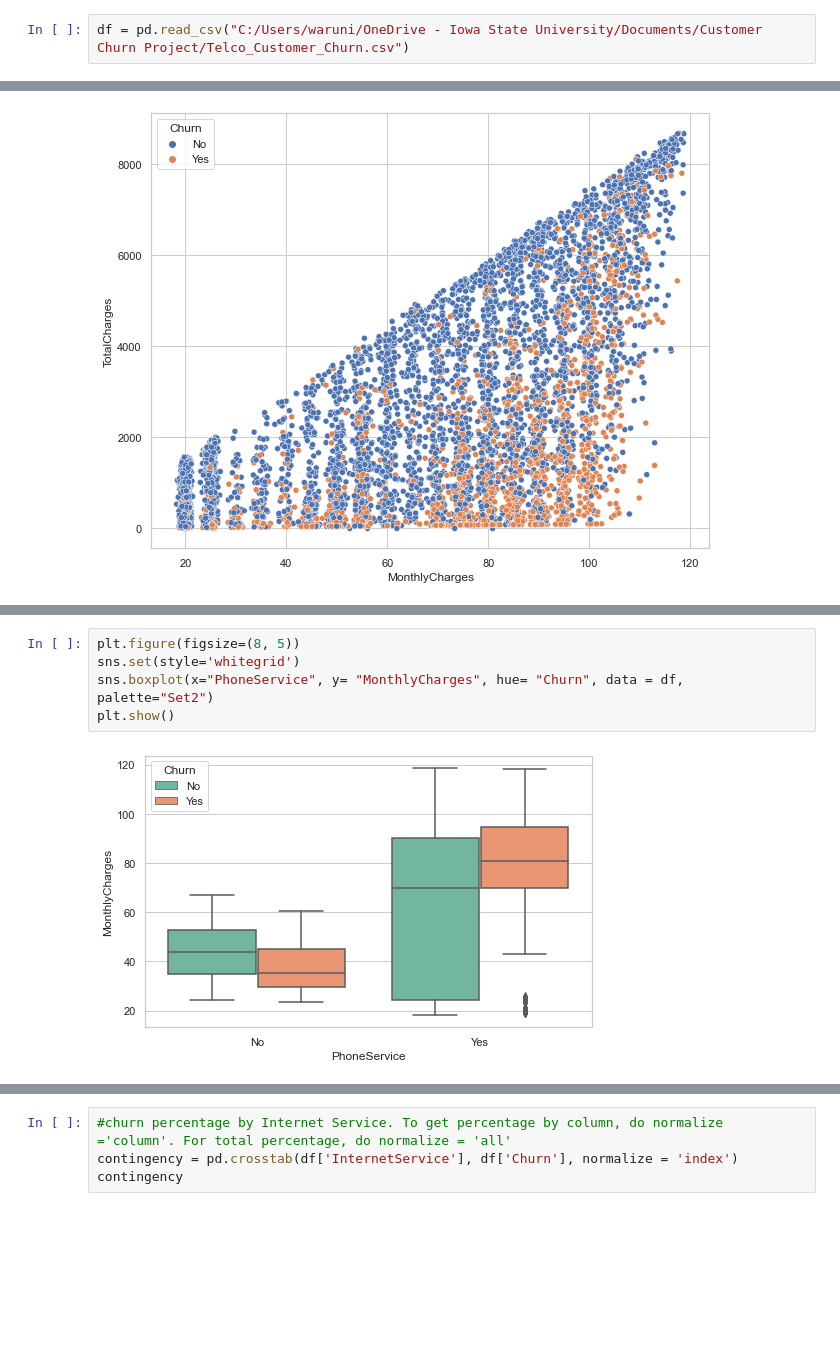
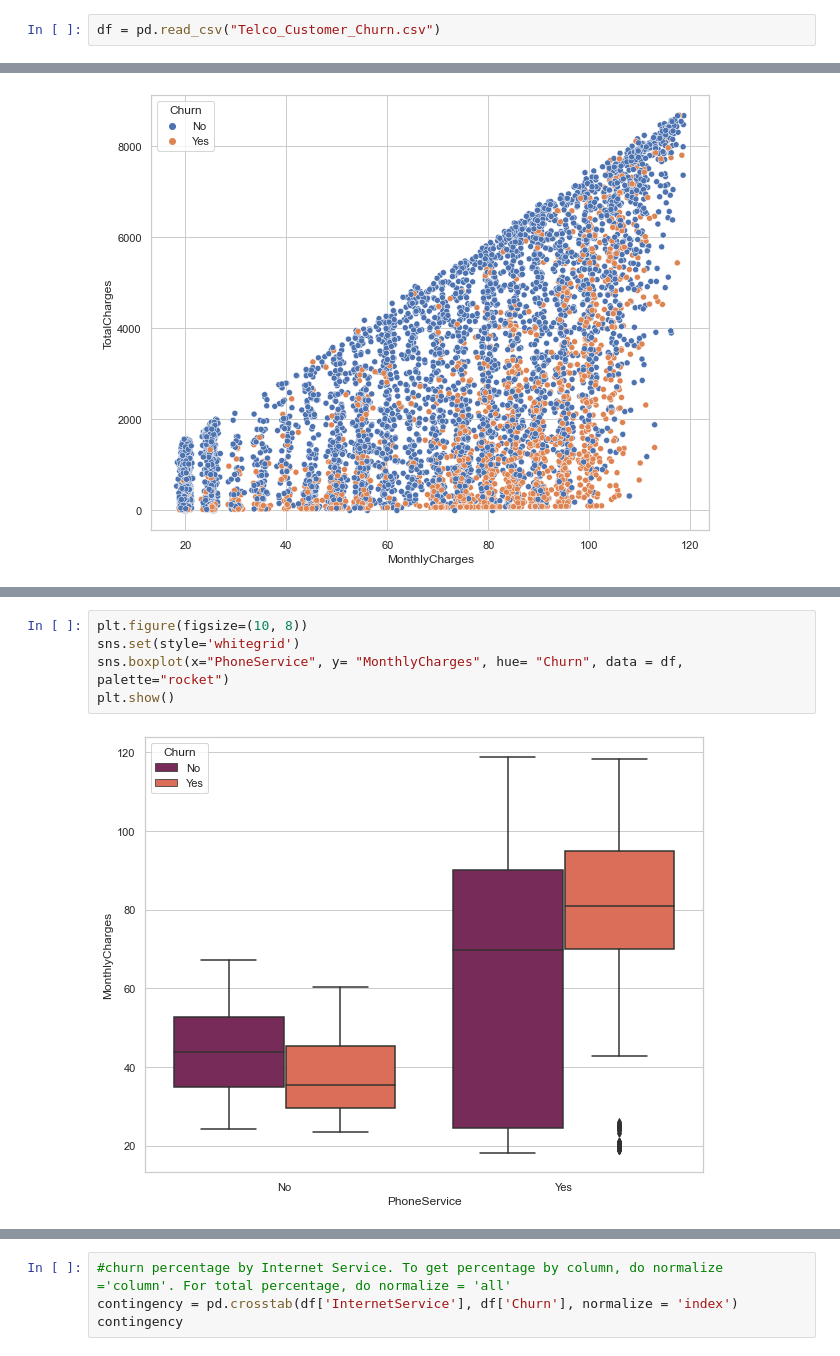
Before and after one commit to waruni1017/Customer-Churn-Analysis, a Jupyter notebook: Customer Churn Project.ipynb, the cells around one changed output, grey strips where cells are left out. Saved outputs shown, nothing was run; the diff lists cells and outputs as text; blank space fills up the shorter version.

```diff
--- a/Customer Churn Project.ipynb
+++ b/Customer Churn Project.ipynb
@@ -27,5 +38,5 @@ import matplotlib.pyplot as plt
 # %%
-df = pd.read_csv("C:/Users/waruni/OneDrive - Iowa State University/Documents/Customer Churn Project/Telco_Customer_Churn.csv")
+df = pd.read_csv("Telco_Customer_Churn.csv")
 # %%
 df.head().T
 # %% [output]
@@ -259,7 +341,7 @@ plt.show()
 # %%
-plt.figure(figsize=(8, 5))
+plt.figure(figsize=(10, 8))
 sns.set(style='whitegrid')
-sns.boxplot(x="PhoneService", y= "MonthlyCharges", hue= "Churn", data = df, palette="Set2")
+sns.boxplot(x="PhoneService", y= "MonthlyCharges", hue= "Churn", data = df, palette="rocket")
 plt.show()
 # %% [output]
-[figure, old version]
+[figure, new version]
```
Also changed, not shown: parts of 63 cells of this notebook.
